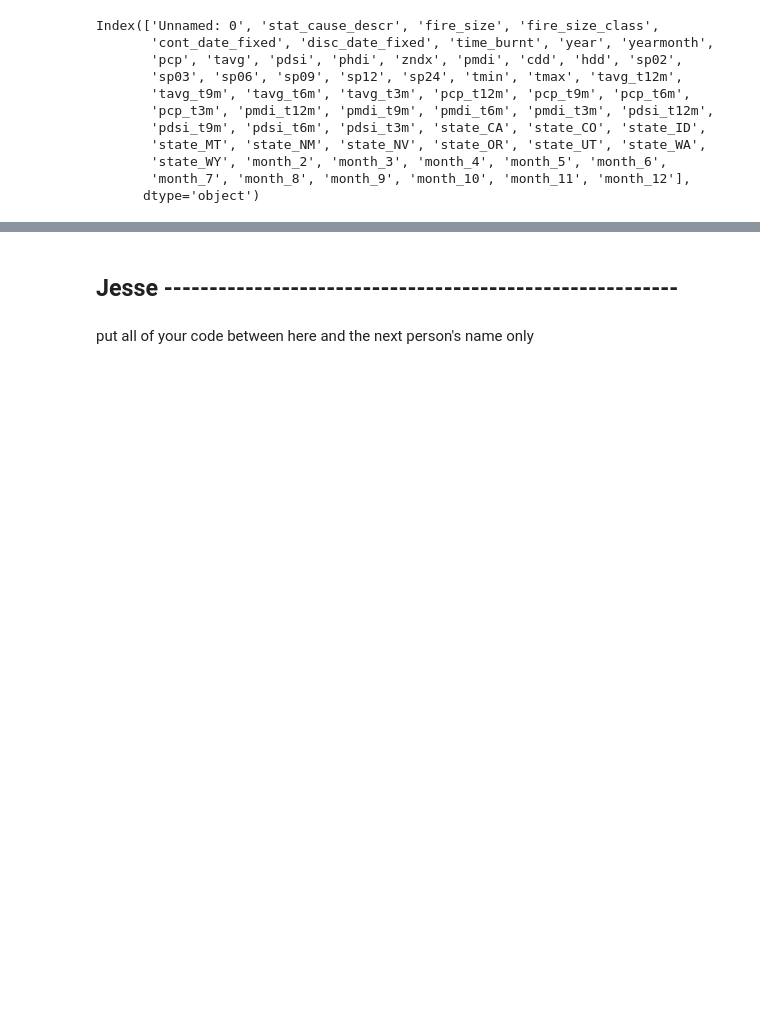
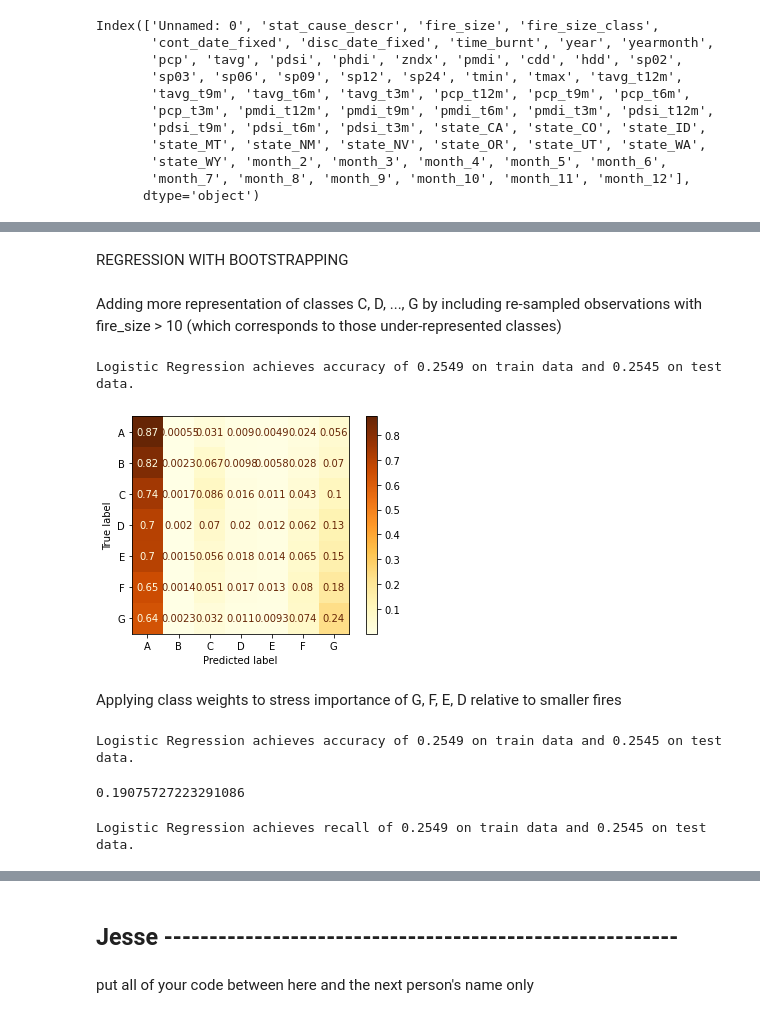
Before and after one commit to Marrrta/wildfires, a Jupyter notebook: models.ipynb, the cells around one changed output, grey strips where cells are left out. Drawn from its saved outputs; the diff is of its cells as text; code cells hidden in the pictures; blank space fills up the shorter version.

```diff
--- a/models.ipynb
+++ b/models.ipynb
@@ -84,0 +146,56 @@ Lasso Regression achieves R2 of 0.0014 on train data and 0.0008 on test data.
+# %% [markdown]
+REGRESSION WITH BOOTSTRAPPING
+# %% [markdown]
+Adding more representation of classes C, D, ..., G by including re-sampled observations with fire_size > 10 (which corresponds to those under-represented classes)
+# %%
+noaa_on_fire_btstrp = pd.concat([noaa_on_fire,
+                                 noaa_on_fire[noaa_on_fire['fire_size_class'] == 'C'].sample(n = 100000, replace = True, random_state=11),
+                                 noaa_on_fire[noaa_on_fire['fire_size_class'] == 'D'].sample(n = 100000, replace = True, random_state=11),
+                                 noaa_on_fire[noaa_on_fire['fire_size_class'] == 'E'].sample(n = 100000, replace = True, random_state=11),
+                                 noaa_on_fire[noaa_on_fire['fire_size_class'] == 'F'].sample(n = 100000, replace = True, random_state=11),
+                                 noaa_on_fire[noaa_on_fire['fire_size_class'] == 'G'].sample(n = 100000, replace = True, random_state=11)], axis = 0)
+# %%
+noaa_on_fire = noaa_on_fire.dropna(subset = X_vars)
+
+X_vars = ['state_CA', 'state_CO', 'state_ID',
+       'state_MT', 'state_NM', 'state_NV', 'state_OR', 'state_UT', 'state_WA',
+       'state_WY', 'month_2', 'month_3', 'month_4', 'month_5', 'month_6',
+       'month_7', 'month_8', 'month_9', 'month_10', 'month_11', 'month_12','tavg_t12m',
+       'tavg_t9m', 'tavg_t6m', 'tavg_t3m', 'pcp_t12m', 'pcp_t9m', 'pcp_t6m',
+       'pcp_t3m', 'pmdi_t12m', 'pmdi_t9m', 'pmdi_t6m', 'pmdi_t3m', 'pdsi_t12m',
+       'pdsi_t9m', 'pdsi_t6m', 'pdsi_t3m', 'zndx', 'cdd', 'hdd']
+X = noaa_on_fire_btstrp[X_vars]
+y = noaa_on_fire_btstrp['fire_size_class']
+# %%
+X_train, X_test, y_train, y_test = train_test_split(X,y, stratify = y)
+
+stan = StandardScaler()
+X_train = stan.fit_transform(X_train)
+X_test = stan.transform(X_test)
+# %%
+logr_b = LogisticRegression(max_iter = 10000)
+logr_b.fit(X_train, y_train)
+print(f"Logistic Regression achieves accuracy of {round(logr_b.score(X_train, y_train),4)} on train data and {round(logr_b.score(X_test, y_test),4)} on test data.")
+# %% [output]
+Logistic Regression achieves accuracy of 0.2549 on train data and 0.2545 on test data.
+# %%
+plot_confusion_matrix(logr_b, X_test, y_test,cmap = 'YlOrBr', normalize = 'true');
+# %% [output]
+[figure, added]
+# %% [markdown]
+Applying class weights to stress importance of G, F, E, D relative to smaller fires
+# %%
+LogisticRegression(class_weight = {'A':0.05, 'B': 0.05, 'C': 0.05, 'D': 0.1, 'E': 0.2, 'F': 0.25, 'G': 0.3},  max_iter = 10000, verbose = 1)
+logr_w = LogisticRegression(max_iter = 10000)
+logr_w.fit(X_train, y_train)
+print(f"Logistic Regression achieves accuracy of {round(logr_w.score(X_train, y_train),4)} on train data and {round(logr_w.score(X_test, y_test),4)} on test data.")
+# %% [output]
+Logistic Regression achieves accuracy of 0.2549 on train data and 0.2545 on test data.
+# %%
+f1_score(y_train, logr_w.predict(X_train), average = 'weighted')
+# %% [output]
+0.19075727223291086
+# %%
+print(f"Logistic Regression achieves recall of {round(recall_score(y_train, logr_w.predict(X_train), average = 'weighted'),4)} on train data and {round(recall_score(y_test, logr_w.predict(X_test), average = 'weighted'),4)} on test data.")
+# %% [output]
+Logistic Regression achieves recall of 0.2549 on train data and 0.2545 on test data.
```
Also changed, not shown: parts of 34 cells of this notebook.
